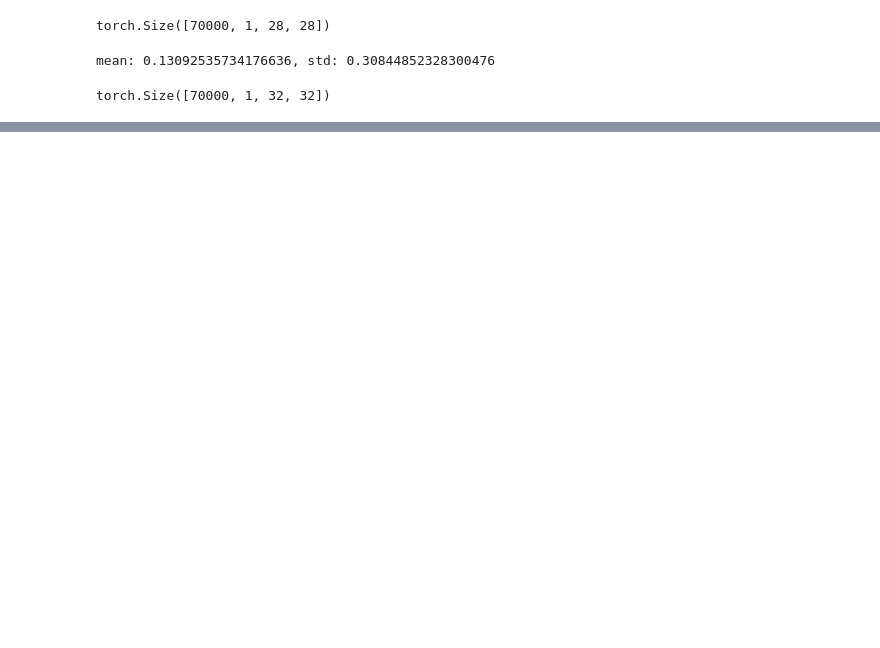
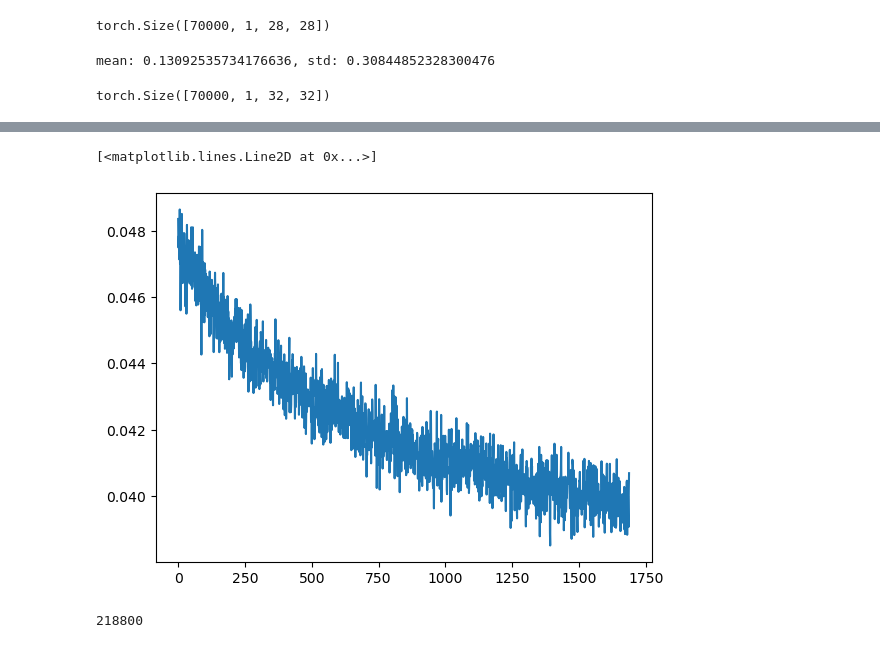
Before and after one commit to clu0/diffusion_models, a Jupyter notebook: naive/run_mnist.ipynb, the cells around one changed output, grey strips where cells are left out. Saved outputs shown, nothing was run; the diff lists cells and outputs as text; code cells hidden in the pictures; blank space fills up the shorter version.

```diff
--- a/naive/run_mnist.ipynb
+++ b/naive/run_mnist.ipynb
@@ -190,0 +189,9 @@ RuntimeError: Expected all tensors to be on the same device, but found at least
+# %%
+plt.plot(averaged_losses[500:])
+# %% [output]
+[<matplotlib.lines.Line2D at 0x...>]
+[figure, added]
+# %%
+len(losses)
+# %% [output]
+218800
```
Also changed, not shown: parts of 22 cells of this notebook, 3 other files.
